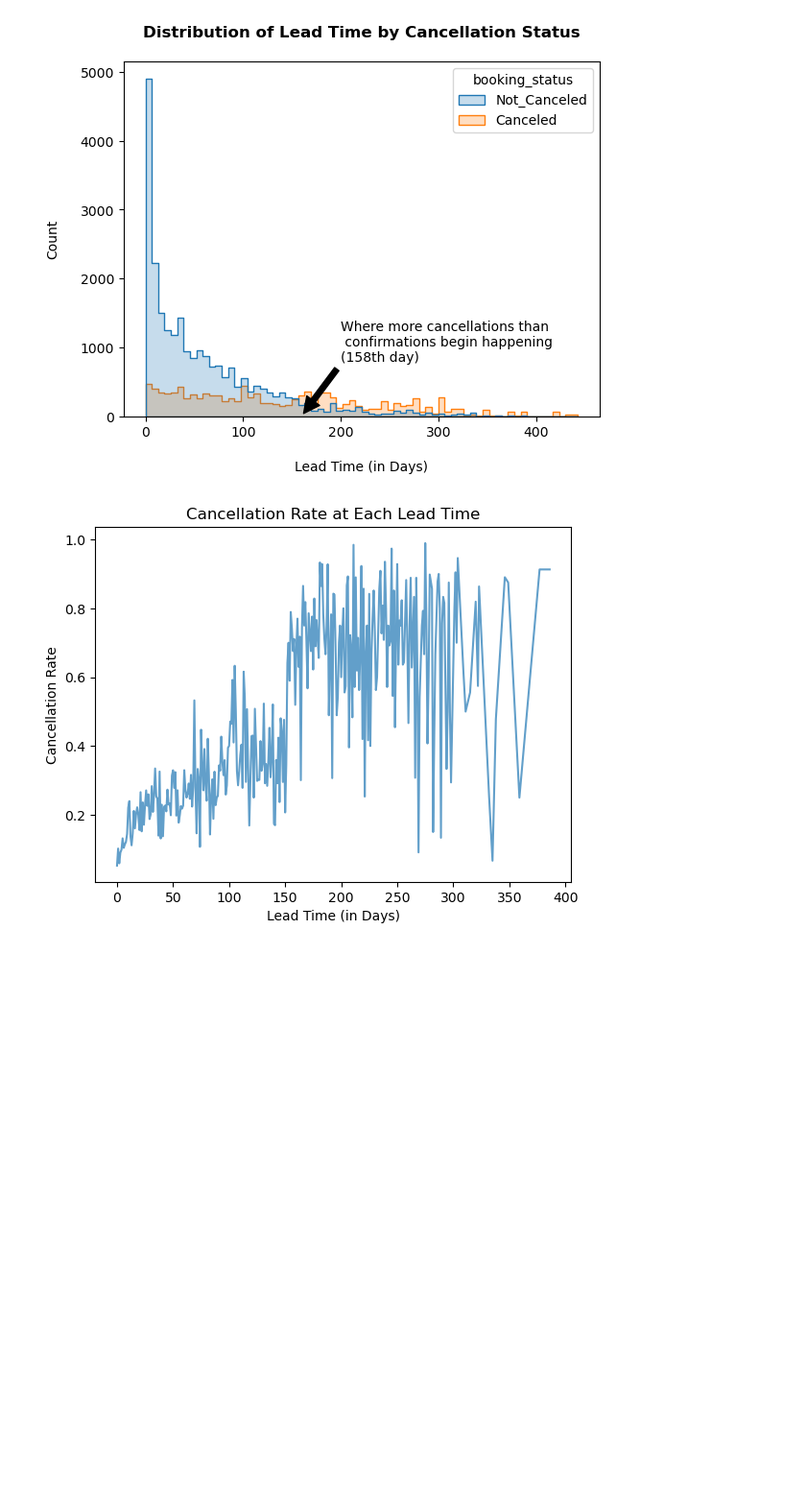
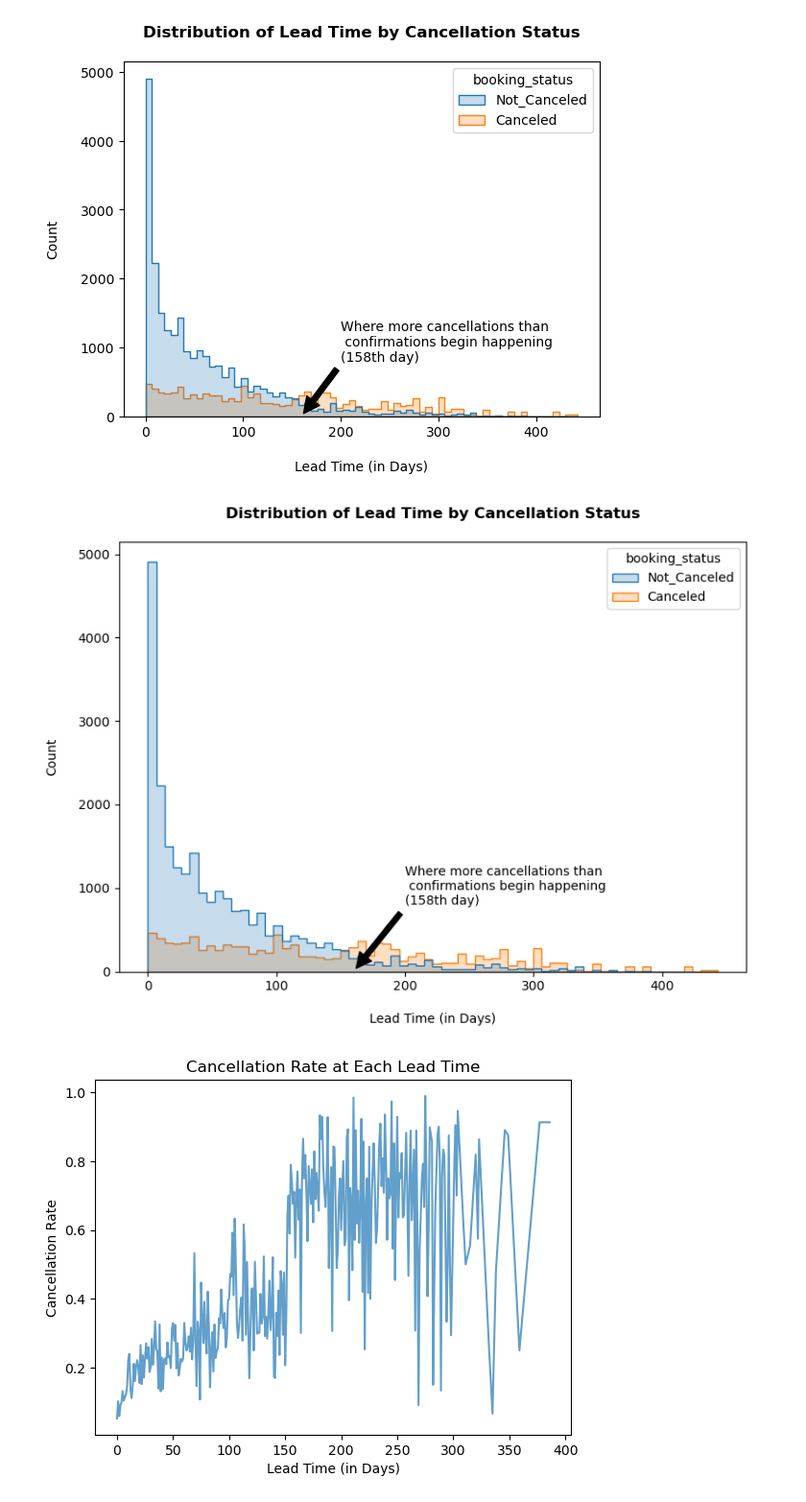
Before and after one commit to jaeheonk817/Project__Predicting-Hotel-Reservation-Cancellations, a Jupyter notebook: ppt_graph_generator.ipynb, the cells around one changed output. Shown at 96% size. Cells and saved outputs as stored; diff of their text form; code cells hidden in the pictures; blank space fills up the shorter version.

```diff
--- a/ppt_graph_generator.ipynb
+++ b/ppt_graph_generator.ipynb
@@ -181,6 +258,22 @@ plt.savefig('dist_leadtime_cancel2.png')
 plt.show()
 # %% [output]
 [figure]
+# %%
+fig, ax = plt.subplots(figsize=(8, 6))
+sns.histplot(x='lead_time', hue='booking_status', data=df, element='step', ax=ax)
+plt.title('Distribution of Lead Time by Cancellation Status\n', fontweight='bold')
+plt.xlabel('\nLead Time (in Days)')
+plt.ylabel('Count\n')
+
+plt.annotate('Where more cancellations than\n confirmations begin happening\n(158th day)',
+             xy=(160, 0), xytext=(200, 800),
+             arrowprops=dict(facecolor='black', shrink=0.05))
+
+plt.tight_layout()  # adjust the spacing between subplots
+plt.savefig('dist_leadtime_cancel2.png')
+plt.show()
+# %% [output]
+[figure, added]
 # %%
 import pandas as pd
 import seaborn as sns
```
Also changed, not shown: parts of 8 cells of this notebook, 22 other files.
